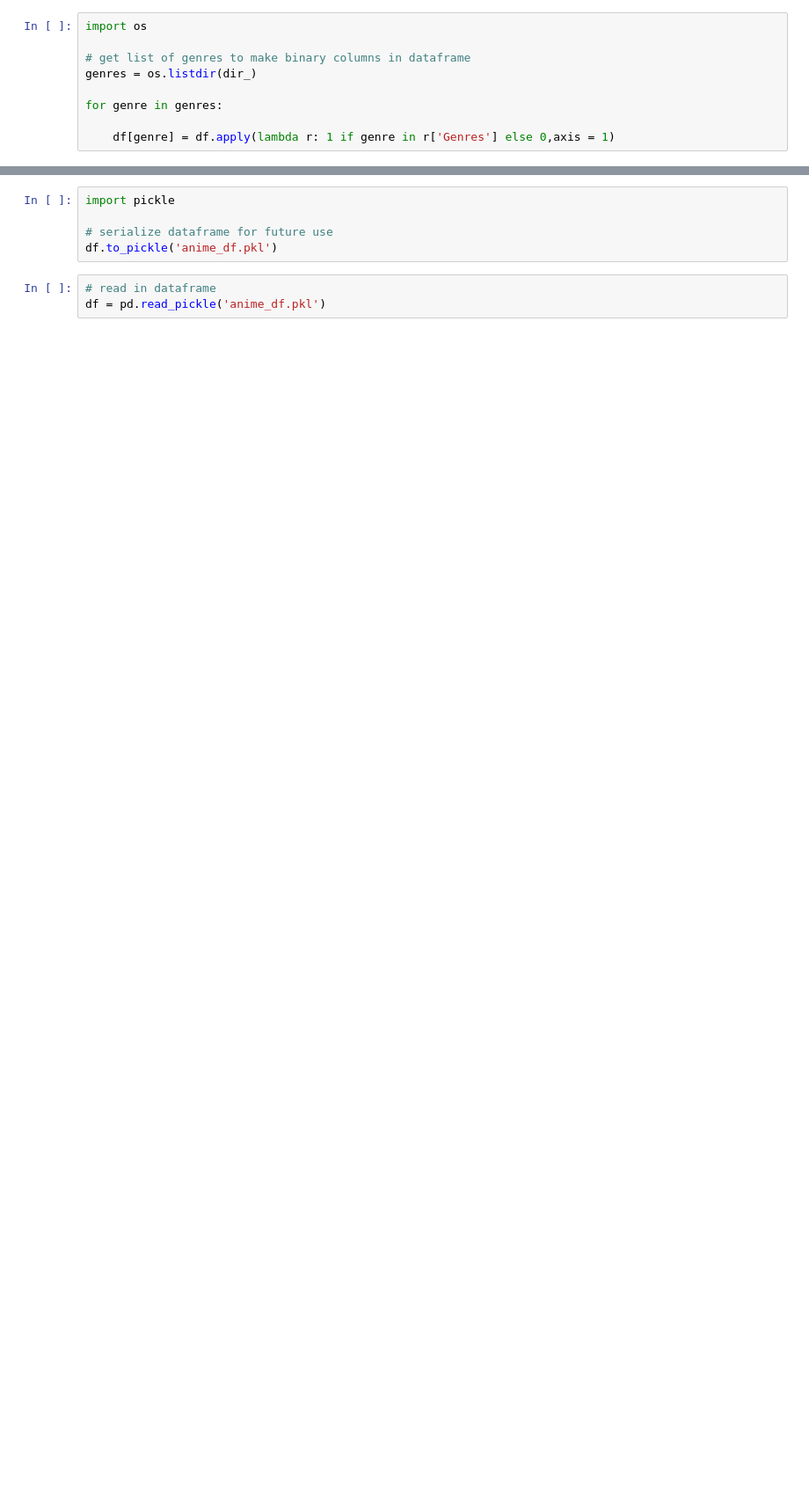
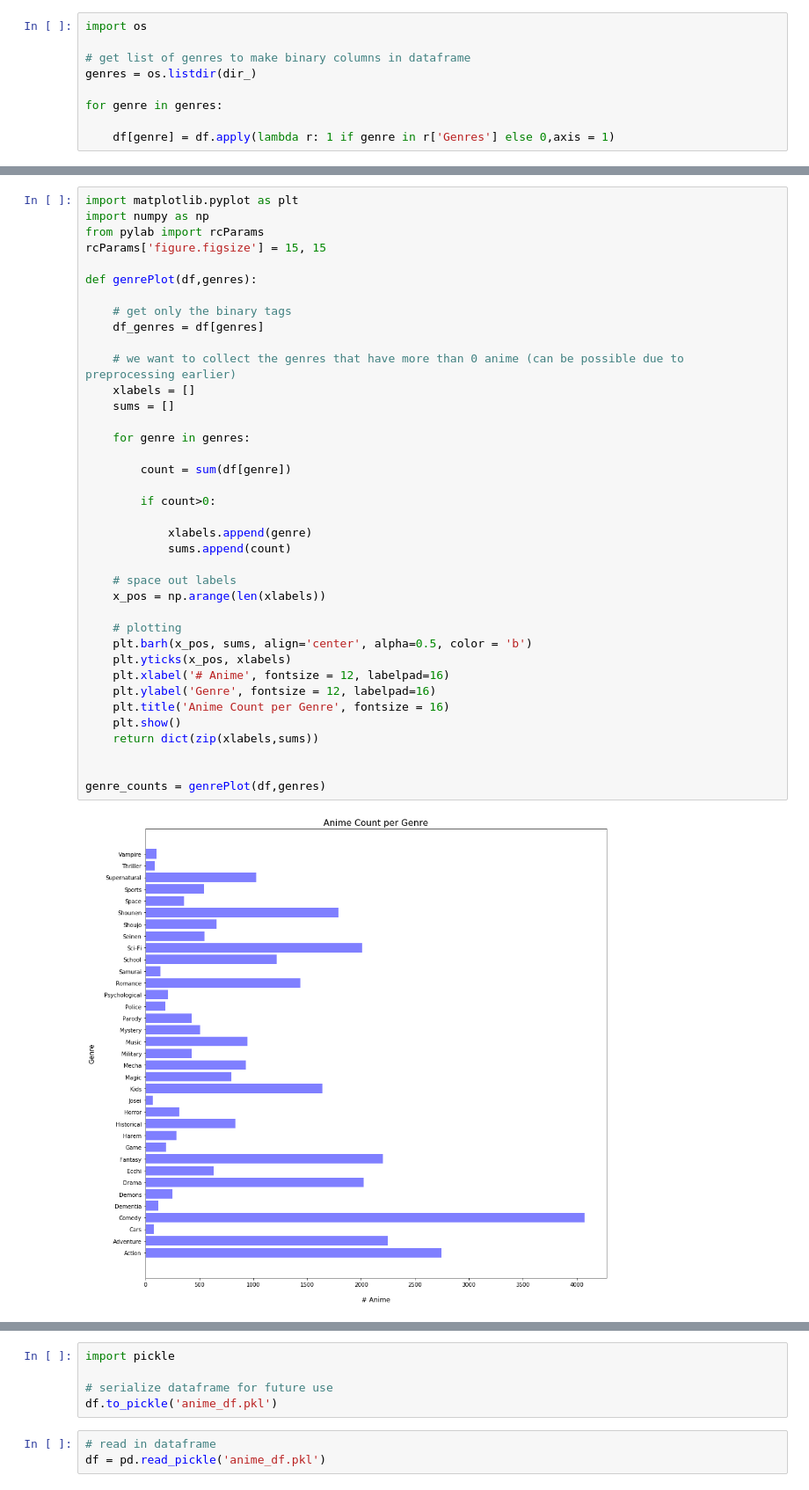
Before and after one commit to kurtisdavid/animeSynopsisClassifier, a Jupyter notebook: AnimeSynopsisClassifier.ipynb, the cells around one changed output, grey strips where cells are left out. Shown: that part at 88% size. Drawn from its saved outputs; the diff is of its cells as text; blank space fills up the shorter version.

```diff
--- a/AnimeSynopsisClassifier.ipynb
+++ b/AnimeSynopsisClassifier.ipynb
@@ -138,0 +186,40 @@ df
+# %%
+import matplotlib.pyplot as plt
+import numpy as np
+from pylab import rcParams
+rcParams['figure.figsize'] = 15, 15
+
+def genrePlot(df,genres):
+
+    # get only the binary tags
+    df_genres = df[genres]
+
+    # we want to collect the genres that have more than 0 anime (can be possible due to preprocessing earlier)
+    xlabels = []
+    sums = []
+
+    for genre in genres:
+
+        count = sum(df[genre])
+
+        if count>0:
+
+            xlabels.append(genre)
+            sums.append(count)
+
+    # space out labels
+    x_pos = np.arange(len(xlabels))
+
+    # plotting
+    plt.barh(x_pos, sums, align='center', alpha=0.5, color = 'b')
+    plt.yticks(x_pos, xlabels)
+    plt.xlabel('# Anime', fontsize = 12, labelpad=16)
+    plt.ylabel('Genre', fontsize = 12, labelpad=16)
+    plt.title('Anime Count per Genre', fontsize = 16)
+    plt.show()
+    return dict(zip(xlabels,sums))
+
+
+genre_counts = genrePlot(df,genres)
+# %% [output]
+[figure, added]
```
Also changed, not shown: parts of 14 cells of this notebook, 1 other file.
